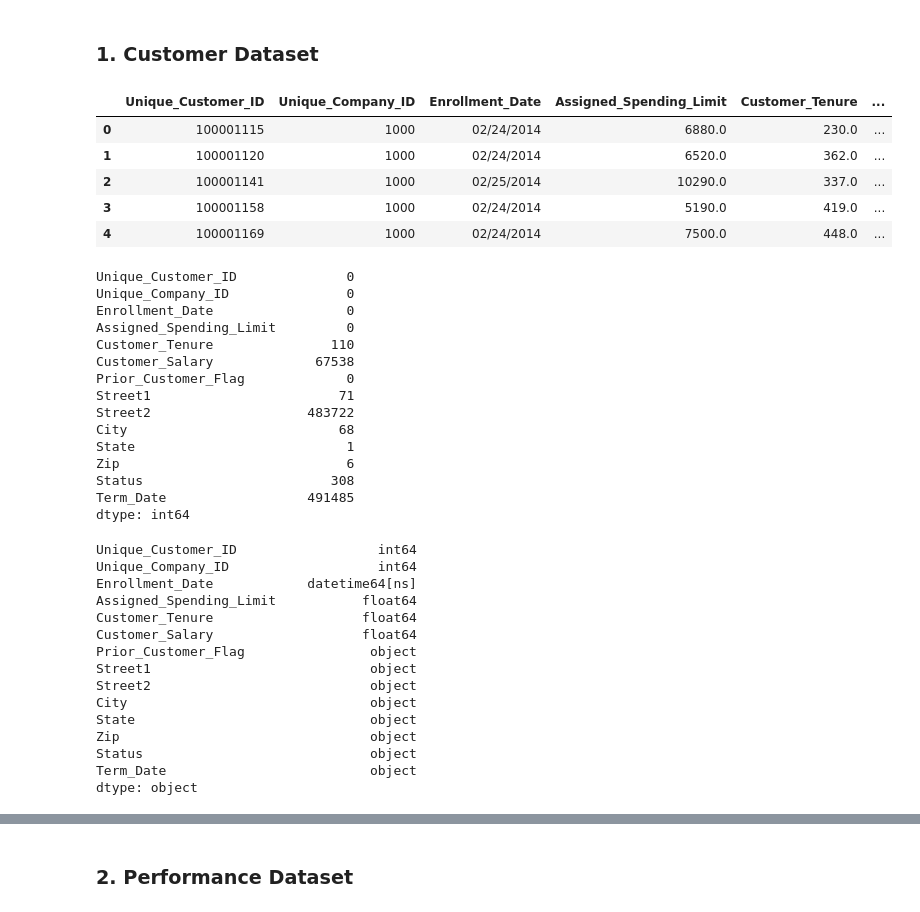
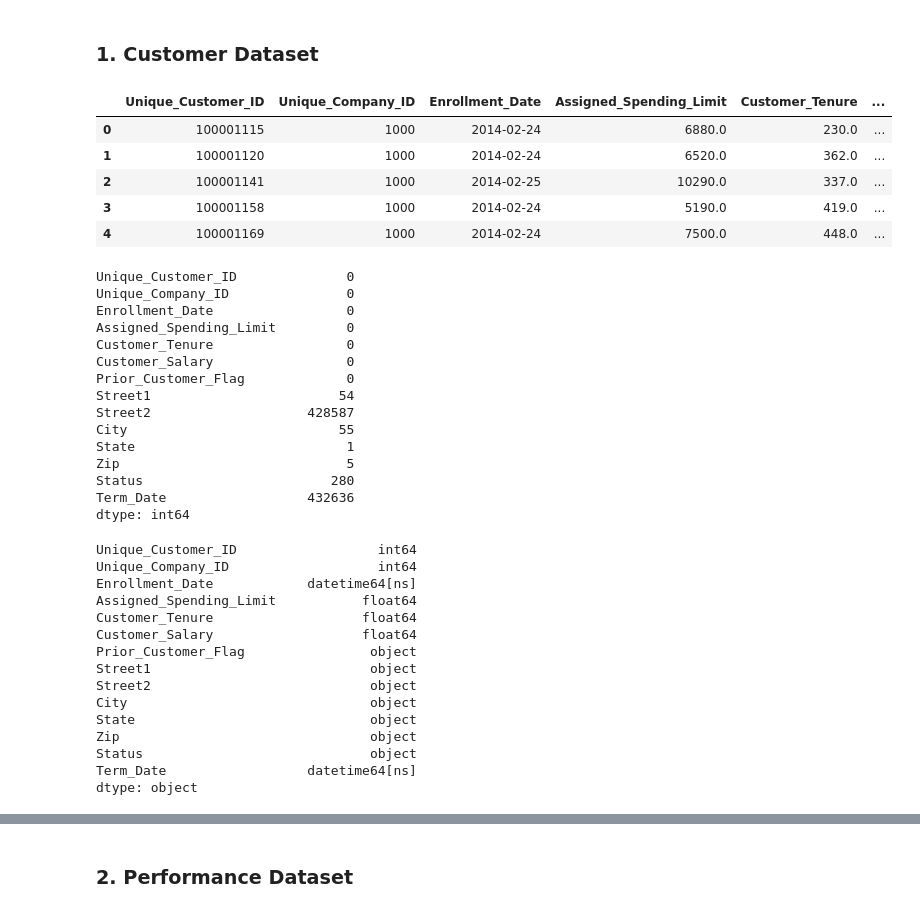
Before and after one commit to XuetingS/PP, a Jupyter notebook: src/Data Preprocessing.ipynb, the cells around one changed output, grey strips where cells are left out. Saved outputs shown, nothing was run; the diff lists cells and outputs as text; code cells hidden in the pictures.

Commit message:
More Cleaning

```diff
--- a/src/Data Preprocessing.ipynb
+++ b/src/Data Preprocessing.ipynb
@@ -33,5 +33,5 @@ gc.collect()
 # %%
-data_path = 'TO BE FILLED IN' # Where your customer and performance data located
+data_path = '../data/' # Where your customer and performance data located
 output_path = 'TO BE FILLED IN' # Where do you want to output the final dataset
 filename = 'TO BE FILLED IN' # What do you want to name the output dataset
 # %% [markdown]
@@ -44,19 +44,39 @@ Customer = pd.read_csv(data_path + 'Customer_Data_Request_20191217.csv')
 # %%
 # Append these 2 dataframes together
 Customer = Customer_old.append(Customer,ignore_index = True)
 # 2 Customer has duplicating records, we pick ClientID 2049 as their real Client but this is just a random choice
 # Customer[Customer['Unique_Customer_ID']==100541023,100696306]
 # Drop the duplicates customerID by index
 Customer = Customer.drop(Customer.index[[72898,51730]])
+
+# Some data cleaning here, eliminate the customers with following cases
+# Customer_Salary has NaN, 0 and '.'
+# Assigned_Spending_Limit has 0
+# Customer_Tenure has NaN
+Customer = Customer[(Customer['Assigned_Spending_Limit'] != 0) &
+                    (~Customer['Customer_Salary'].isin([0, '.'])) &
+                    (Customer['Customer_Salary'].notnull())&
+                    (Customer['Customer_Tenure'].notnull())]
+
+
+
+ # Formating conversion
+Customer['Customer_Salary'] = Customer['Customer_Salary'].astype(float)
+Customer['City'] = Customer['City'].apply(lambda x: x.title() if pd.notnull(x) else np.nan)
+Customer['Status'] = Customer['Status'].apply(lambda x: x.title() if pd.notnull(x) else np.nan)
+
+Customer['Enrollment_Date'] = pd.to_datetime(Customer['Enrollment_Date'].astype(str), format='%m/%d/%Y')
+
+Customer.loc[Customer['Term_Date']=='.','Term_Date'] = np.nan
+Customer['Term_Date'] = pd.to_datetime(Customer['Term_Date'].astype(str), format='%m/%d/%Y')
+Customer.head()
+# %% [output]
+|  | Unique_Customer_ID | Unique_Company_ID | Enrollment_Date | Assigned_Spending_Limit | Customer_Tenure | ... |
+| 0 | 100001115 | 1000 | 2014-02-24 | 6880.0 | 230.0 | ... |
+| 1 | 100001120 | 1000 | 2014-02-24 | 6520.0 | 362.0 | ... |
+| 2 | 100001141 | 1000 | 2014-02-25 | 10290.0 | 337.0 | ... |
+| 3 | 100001158 | 1000 | 2014-02-24 | 5190.0 | 419.0 | ... |
+| 4 | 100001169 | 1000 | 2014-02-24 | 7500.0 | 448.0 | ... |
-# %%
-Customer.head()
-# %% [output]
-|  | Unique_Customer_ID | Unique_Company_ID | Enrollment_Date | Assigned_Spending_Limit | Customer_Tenure | ... |
-| 0 | 100001115 | 1000 | 02/24/2014 | 6880.0 | 230.0 | ... |
-| 1 | 100001120 | 1000 | 02/24/2014 | 6520.0 | 362.0 | ... |
-| 2 | 100001141 | 1000 | 02/25/2014 | 10290.0 | 337.0 | ... |
-| 3 | 100001158 | 1000 | 02/24/2014 | 5190.0 | 419.0 | ... |
-| 4 | 100001169 | 1000 | 02/24/2014 | 7500.0 | 448.0 | ... |
 # %%
 # Check Missing Values
 Customer.isnull().sum(axis=0)
@@ -65,14 +85,14 @@ Unique_Customer_ID              0
 Unique_Company_ID               0
 Enrollment_Date                 0
 Assigned_Spending_Limit         0
-Customer_Tenure               110
-Customer_Salary             67538
+Customer_Tenure                 0
+Customer_Salary                 0
 Prior_Customer_Flag             0
-Street1                        71
-Street2                    483722
-City                           68
+Street1                        54
+Street2                    428587
+City                           55
 State                           1
-Zip                             6
-Status                        308
-Term_Date                  491485
+Zip                             5
+Status                        280
+Term_Date                  432636
 dtype: int64
@@ -105,5 +112,5 @@ City                               object
 State                              object
 Zip                                object
 Status                             object
-Term_Date                          object
+Term_Date                  datetime64[ns]
 dtype: object
```
Also changed, not shown: parts of 4 cells of this notebook.
